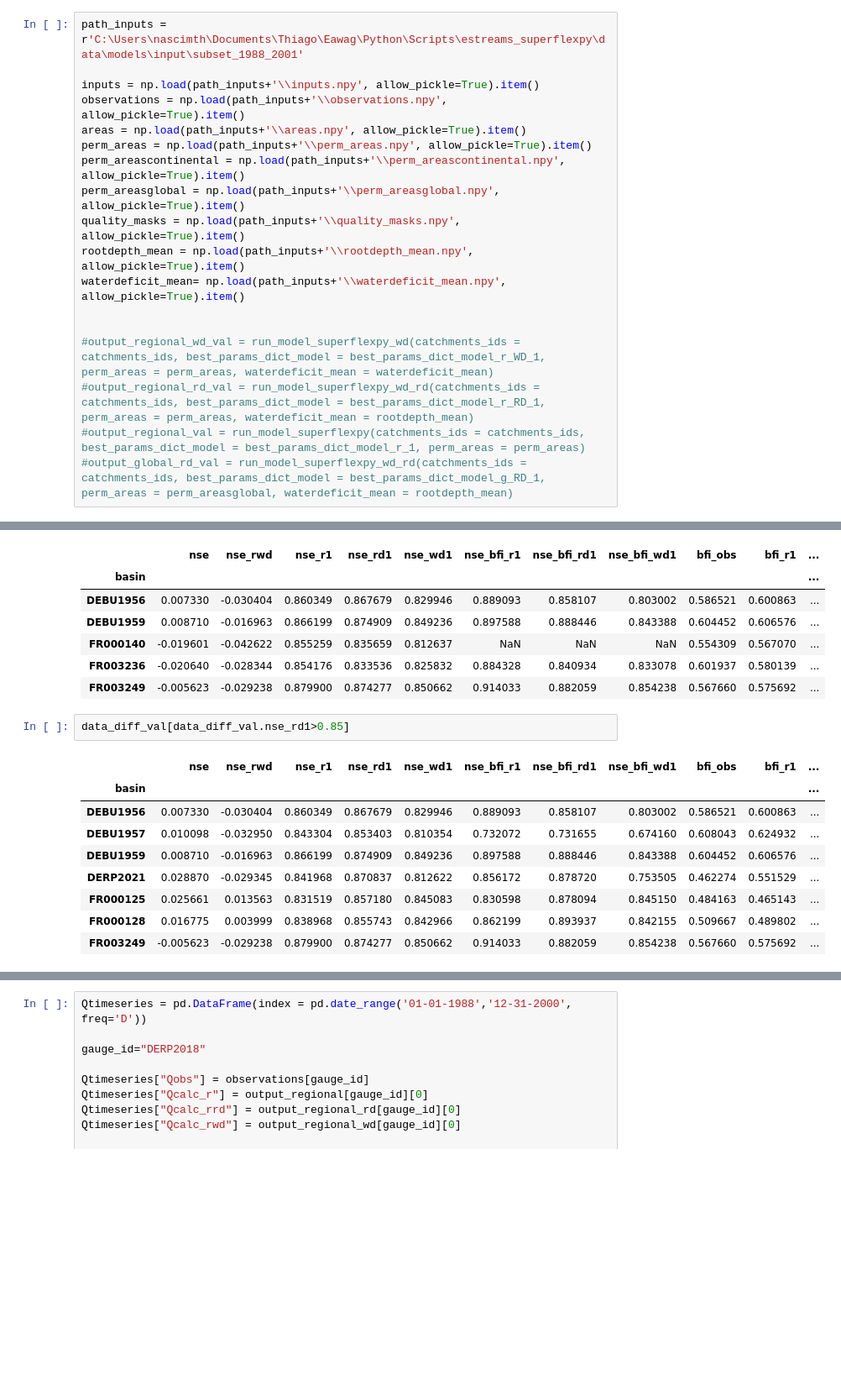
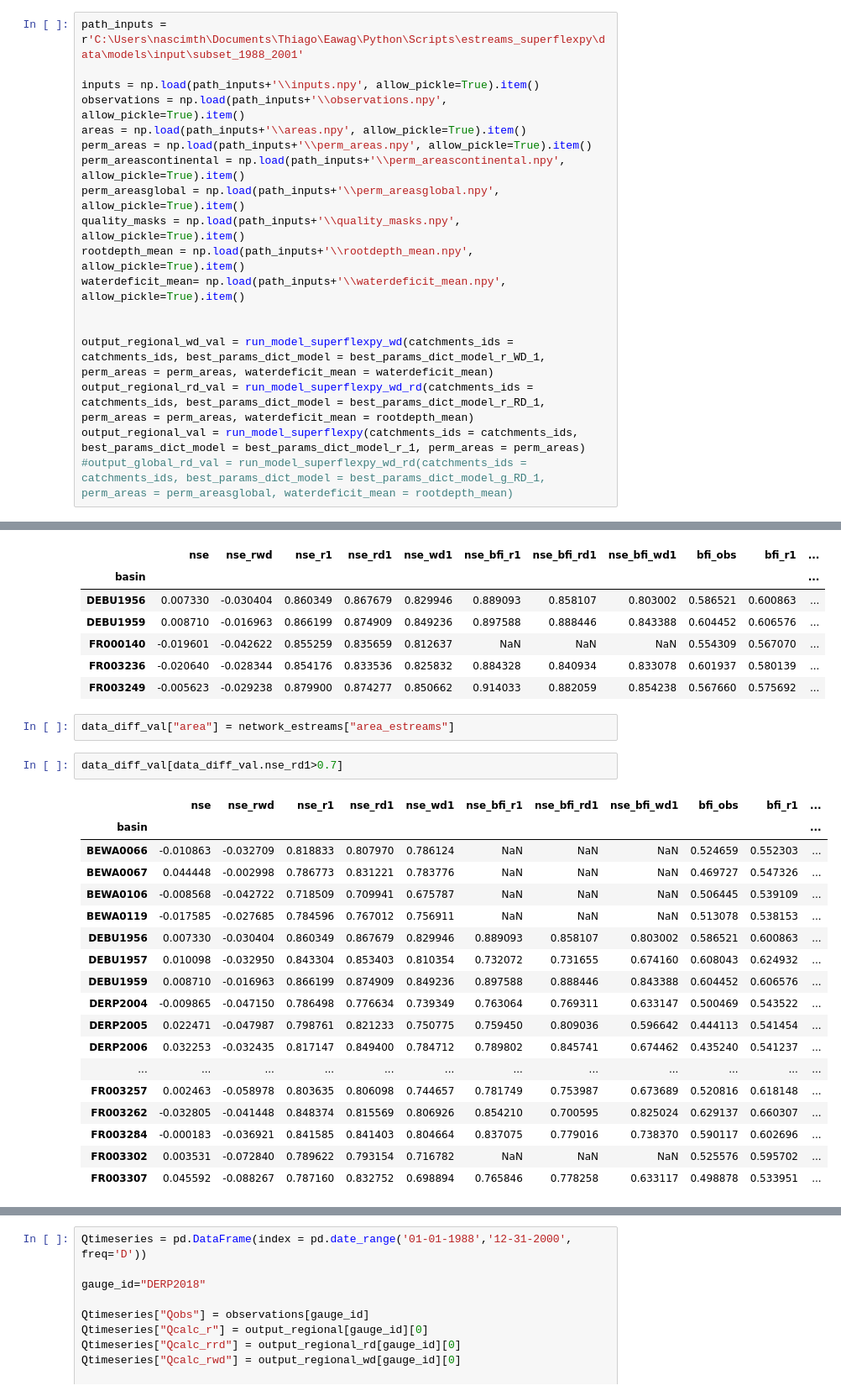
Before and after one commit to thiagovmdon/estreams_superflexpy, a Jupyter notebook: code/03_modelling_distributed_Moselle_SUMAX_WD.ipynb, the cells around one changed output, grey strips where cells are left out. Shown at 84% size. Drawn from its saved outputs; the diff is of its cells as text; blank space fills up the shorter version.

```diff
--- a/code/03_modelling_distributed_Moselle_SUMAX_WD.ipynb
+++ b/code/03_modelling_distributed_Moselle_SUMAX_WD.ipynb
@@ -2409,7 +2463,7 @@ rootdepth_mean = np.load(path_inputs+'\\rootdepth_mean.npy', allow_pickle=True).
 waterdeficit_mean= np.load(path_inputs+'\\waterdeficit_mean.npy', allow_pickle=True).item()
 
 
-#output_regional_wd_val = run_model_superflexpy_wd(catchments_ids = catchments_ids, best_params_dict_model = best_params_dict_model_r_WD_1, perm_areas = perm_areas, waterdeficit_mean = waterdeficit_mean)
-#output_regional_rd_val = run_model_superflexpy_wd_rd(catchments_ids = catchments_ids, best_params_dict_model = best_params_dict_model_r_RD_1, perm_areas = perm_areas, waterdeficit_mean = rootdepth_mean)
-#output_regional_val = run_model_superflexpy(catchments_ids = catchments_ids, best_params_dict_model = best_params_dict_model_r_1, perm_areas = perm_areas)
+output_regional_wd_val = run_model_superflexpy_wd(catchments_ids = catchments_ids, best_params_dict_model = best_params_dict_model_r_WD_1, perm_areas = perm_areas, waterdeficit_mean = waterdeficit_mean)
+output_regional_rd_val = run_model_superflexpy_wd_rd(catchments_ids = catchments_ids, best_params_dict_model = best_params_dict_model_r_RD_1, perm_areas = perm_areas, waterdeficit_mean = rootdepth_mean)
+output_regional_val = run_model_superflexpy(catchments_ids = catchments_ids, best_params_dict_model = best_params_dict_model_r_1, perm_areas = perm_areas)
 #output_global_rd_val = run_model_superflexpy_wd_rd(catchments_ids = catchments_ids, best_params_dict_model = best_params_dict_model_g_RD_1, perm_areas = perm_areasglobal, waterdeficit_mean = rootdepth_mean)
@@ -2597,18 +2649,29 @@ data_diff_val[data_diff_val.nse_r1>0.85]
 | FR000140 | -0.019601 | -0.042622 | 0.855259 | 0.835659 | 0.812637 | NaN | NaN | NaN | 0.554309 | 0.567070 | ... |
 | FR003236 | -0.020640 | -0.028344 | 0.854176 | 0.833536 | 0.825832 | 0.884328 | 0.840934 | 0.833078 | 0.601937 | 0.580139 | ... |
 | FR003249 | -0.005623 | -0.029238 | 0.879900 | 0.874277 | 0.850662 | 0.914033 | 0.882059 | 0.854238 | 0.567660 | 0.575692 | ... |
+# %%
+data_diff_val["area"] = network_estreams["area_estreams"]
 # %%
-data_diff_val[data_diff_val.nse_rd1>0.85]
+data_diff_val[data_diff_val.nse_rd1>0.7]
 # %% [output]
 |  | nse | nse_rwd | nse_r1 | nse_rd1 | nse_wd1 | nse_bfi_r1 | nse_bfi_rd1 | nse_bfi_wd1 | bfi_obs | bfi_r1 | ... |
 | basin |  |  |  |  |  |  |  |  |  |  | ... |
+| BEWA0066 | -0.010863 | -0.032709 | 0.818833 | 0.807970 | 0.786124 | NaN | NaN | NaN | 0.524659 | 0.552303 | ... |
+| BEWA0067 | 0.044448 | -0.002998 | 0.786773 | 0.831221 | 0.783776 | NaN | NaN | NaN | 0.469727 | 0.547326 | ... |
+| BEWA0106 | -0.008568 | -0.042722 | 0.718509 | 0.709941 | 0.675787 | NaN | NaN | NaN | 0.506445 | 0.539109 | ... |
+| BEWA0119 | -0.017585 | -0.027685 | 0.784596 | 0.767012 | 0.756911 | NaN | NaN | NaN | 0.513078 | 0.538153 | ... |
 | DEBU1956 | 0.007330 | -0.030404 | 0.860349 | 0.867679 | 0.829946 | 0.889093 | 0.858107 | 0.803002 | 0.586521 | 0.600863 | ... |
 | DEBU1957 | 0.010098 | -0.032950 | 0.843304 | 0.853403 | 0.810354 | 0.732072 | 0.731655 | 0.674160 | 0.608043 | 0.624932 | ... |
 | DEBU1959 | 0.008710 | -0.016963 | 0.866199 | 0.874909 | 0.849236 | 0.897588 | 0.888446 | 0.843388 | 0.604452 | 0.606576 | ... |
-| DERP2021 | 0.028870 | -0.029345 | 0.841968 | 0.870837 | 0.812622 | 0.856172 | 0.878720 | 0.753505 | 0.462274 | 0.551529 | ... |
-| FR000125 | 0.025661 | 0.013563 | 0.831519 | 0.857180 | 0.845083 | 0.830598 | 0.878094 | 0.845150 | 0.484163 | 0.465143 | ... |
-| FR000128 | 0.016775 | 0.003999 | 0.838968 | 0.855743 | 0.842966 | 0.862199 | 0.893937 | 0.842155 | 0.509667 | 0.489802 | ... |
-| FR003249 | -0.005623 | -0.029238 | 0.879900 | 0.874277 | 0.850662 | 0.914033 | 0.882059 | 0.854238 | 0.567660 | 0.575692 | ... |
+| DERP2004 | -0.009865 | -0.047150 | 0.786498 | 0.776634 | 0.739349 | 0.763064 | 0.769311 | 0.633147 | 0.500469 | 0.543522 | ... |
+| DERP2005 | 0.022471 | -0.047987 | 0.798761 | 0.821233 | 0.750775 | 0.759450 | 0.809036 | 0.596642 | 0.444113 | 0.541454 | ... |
+| DERP2006 | 0.032253 | -0.032435 | 0.817147 | 0.849400 | 0.784712 | 0.789802 | 0.845741 | 0.674462 | 0.435240 | 0.541237 | ... |
+| ... | ... | ... | ... | ... | ... | ... | ... | ... | ... | ... | ... |
+| FR003257 | 0.002463 | -0.058978 | 0.803635 | 0.806098 | 0.744657 | 0.781749 | 0.753987 | 0.673689 | 0.520816 | 0.618148 | ... |
+| FR003262 | -0.032805 | -0.041448 | 0.848374 | 0.815569 | 0.806926 | 0.854210 | 0.700595 | 0.825024 | 0.629137 | 0.660307 | ... |
+| FR003284 | -0.000183 | -0.036921 | 0.841585 | 0.841403 | 0.804664 | 0.837075 | 0.779016 | 0.738370 | 0.590117 | 0.602696 | ... |
+| FR003302 | 0.003531 | -0.072840 | 0.789622 | 0.793154 | 0.716782 | NaN | NaN | NaN | 0.525576 | 0.595702 | ... |
+| FR003307 | 0.045592 | -0.088267 | 0.787160 | 0.832752 | 0.698894 | 0.765846 | 0.778258 | 0.633117 | 0.498878 | 0.533951 | ... |
 # %%
 Qtimeseries = pd.DataFrame(index = pd.date_range('01-01-1988','12-31-2000', freq='D'))
 
```
Also changed, not shown: parts of 15 cells of this notebook, 1 other file.
